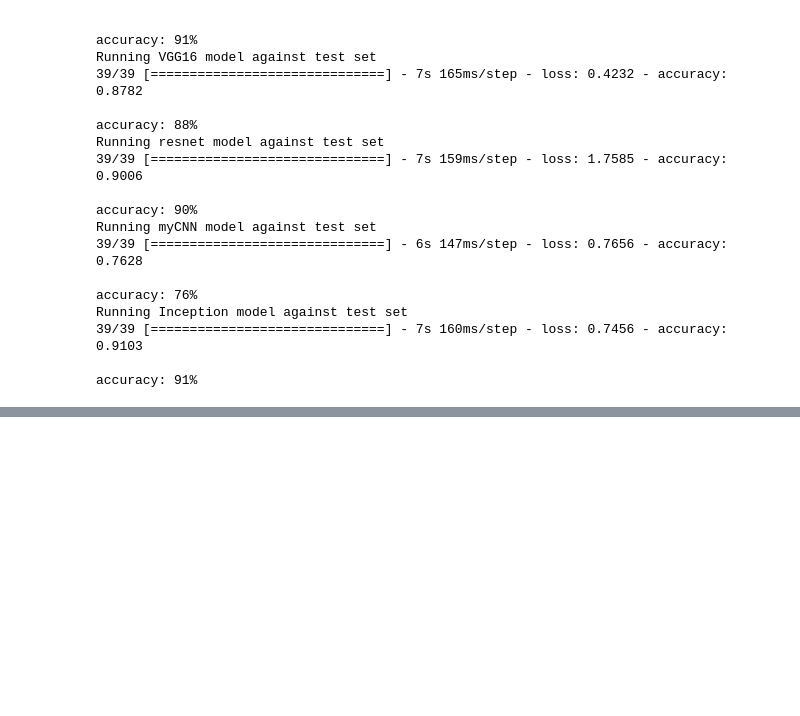
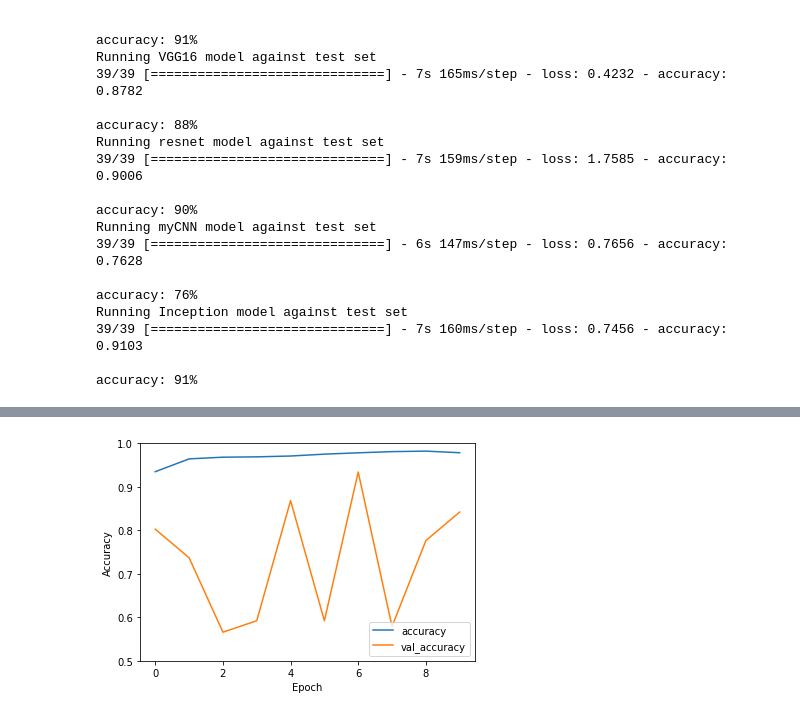
Before and after one commit to Amzo/pneumonia, a Jupyter notebook: cnnModels.ipynb, the cells around one changed output, grey strips where cells are left out. Saved outputs shown, nothing was run; the diff lists cells and outputs as text; code cells hidden in the pictures; blank space fills up the shorter version.

```diff
--- a/cnnModels.ipynb
+++ b/cnnModels.ipynb
@@ -619,0 +675,3 @@ accuracy: 91%
+# %%
+visualiseHistory(resnetHistory)
+# %% [output]
@@ -619,0 +679 @@ accuracy: 91%
+[figure, added]
```
Also changed, not shown: parts of 16 cells of this notebook.
